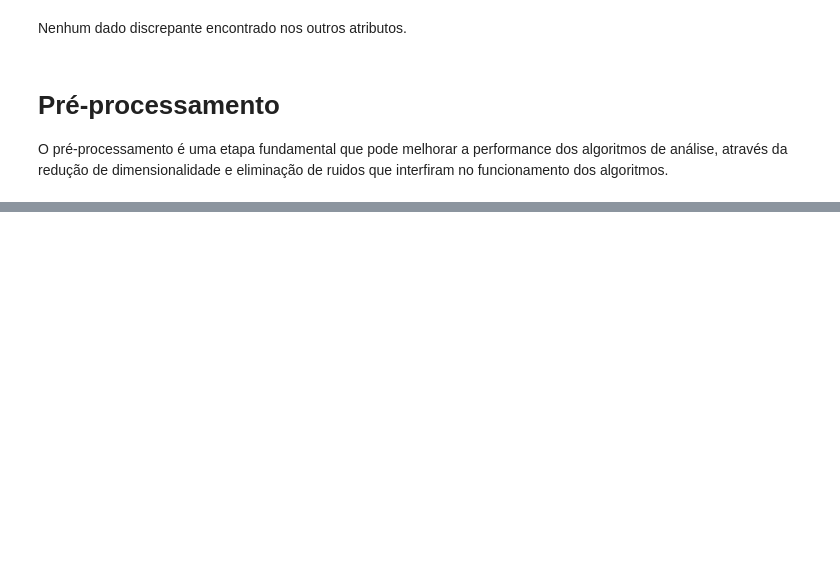
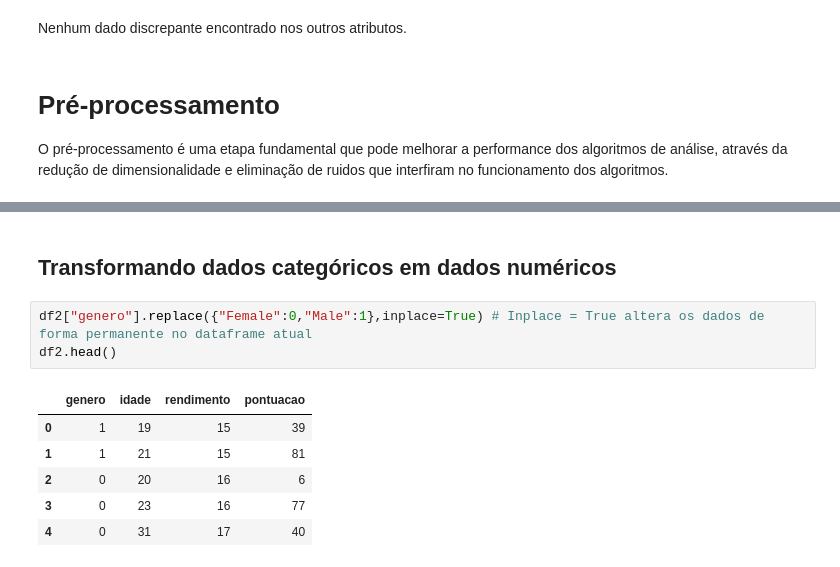
Before and after one commit to mauricionoronha/segclient, a Jupyter notebook: ML_NAO_SUPERV_CLUSTERING.ipynb, the cells around one changed output, grey strips where cells are left out. Cells and saved outputs as stored; diff of their text form; blank space fills up the shorter version.

```diff
--- a/ML_NAO_SUPERV_CLUSTERING.ipynb
+++ b/ML_NAO_SUPERV_CLUSTERING.ipynb
@@ -188,0 +214,12 @@ O pré-processamento é uma etapa fundamental que pode melhorar a performance do
+# %% [markdown]
+## Transformando dados categóricos em dados numéricos
+# %%
+df2["genero"].replace({"Female":0,"Male":1},inplace=True) # Inplace = True altera os dados de forma permanente no dataframe atual
+df2.head()
+# %% [output]
+|  | genero | idade | rendimento | pontuacao |
+| 0 | 1 | 19 | 15 | 39 |
+| 1 | 1 | 21 | 15 | 81 |
+| 2 | 0 | 20 | 16 | 6 |
+| 3 | 0 | 23 | 16 | 77 |
+| 4 | 0 | 31 | 17 | 40 |
```
Also changed, not shown: parts of 8 cells of this notebook.
